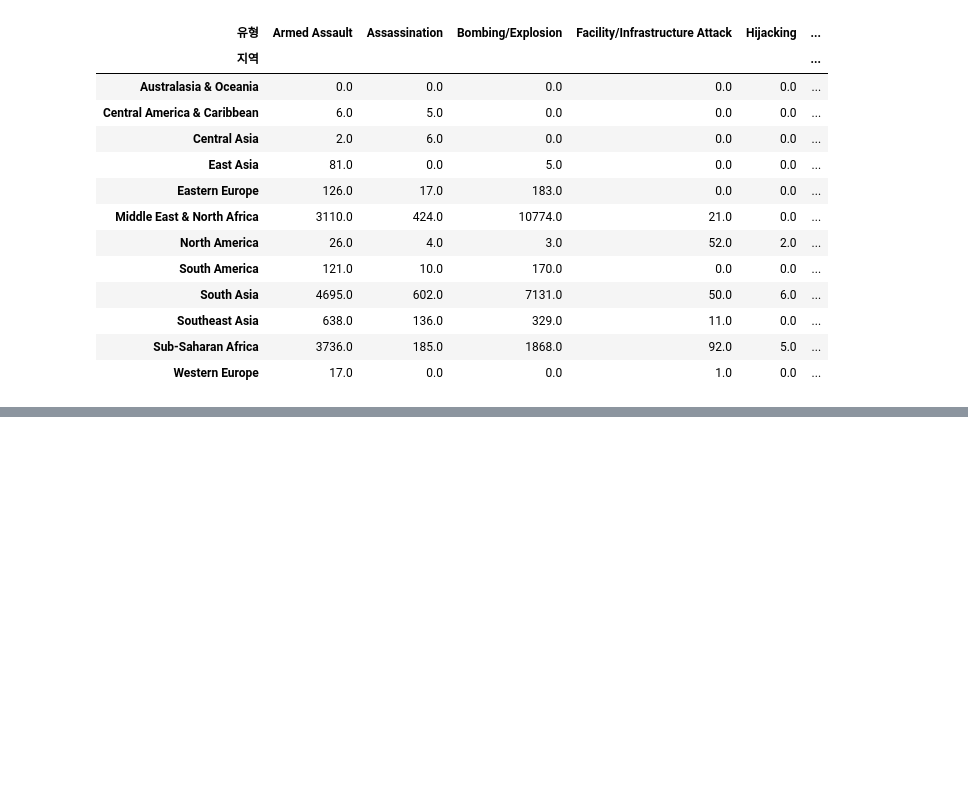
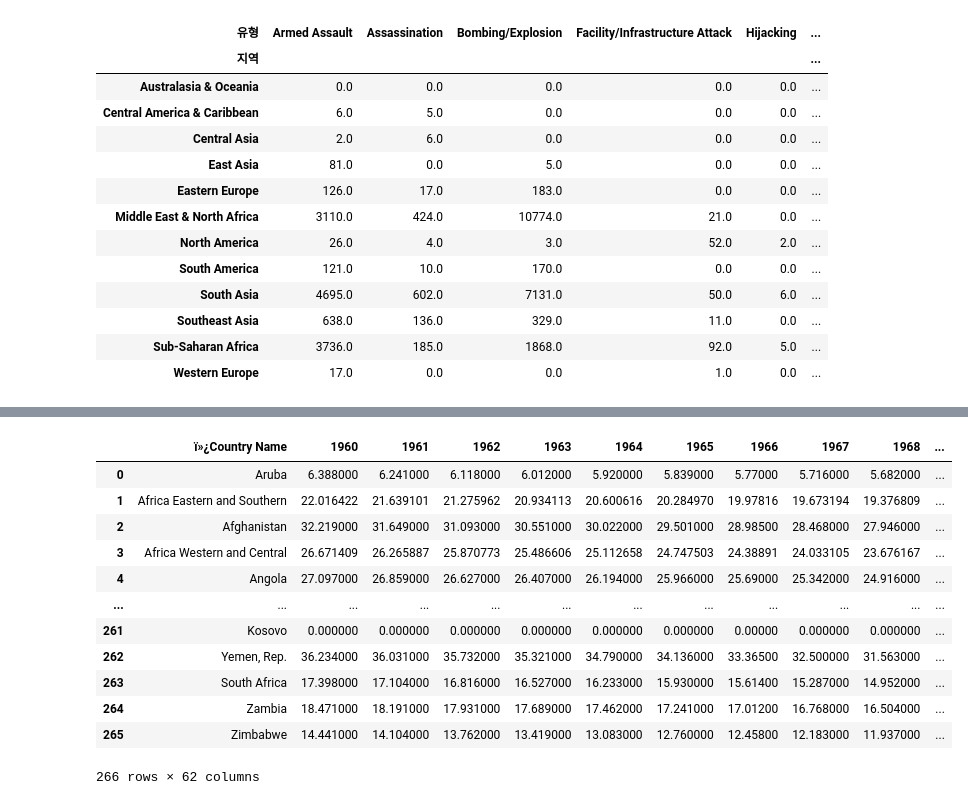
Before and after one commit to brainKimDu/EDA_toy_project, a Jupyter notebook: 세계 테러 데이터 분석/World_Terror_ver3.ipynb, the cells around one changed output, grey strips where cells are left out. Saved outputs shown, nothing was run; the diff lists cells and outputs as text; code cells hidden in the pictures; blank space fills up the shorter version.

```diff
--- a/세계 테러 데이터 분석/World_Terror_ver3.ipynb
+++ b/세계 테러 데이터 분석/World_Terror_ver3.ipynb
@@ -686,0 +692,17 @@ whathappen_2012_3_die.sort_values(by="sum/사망자/Armed Assault", ascending=Fa
+# %%
+death_rate = pd.read_csv("./death_rate.csv", encoding="ISO-8859-1").fillna(0)
+death_rate
+# %% [output]
+|  | ï»¿Country Name | 1960 | 1961 | 1962 | 1963 | 1964 | 1965 | 1966 | 1967 | 1968 | ... |
+| 0 | Aruba | 6.388000 | 6.241000 | 6.118000 | 6.012000 | 5.920000 | 5.839000 | 5.77000 | 5.716000 | 5.682000 | ... |
+| 1 | Africa Eastern and Southern | 22.016422 | 21.639101 | 21.275962 | 20.934113 | 20.600616 | 20.284970 | 19.97816 | 19.673194 | 19.376809 | ... |
+| 2 | Afghanistan | 32.219000 | 31.649000 | 31.093000 | 30.551000 | 30.022000 | 29.501000 | 28.98500 | 28.468000 | 27.946000 | ... |
+| 3 | Africa Western and Central | 26.671409 | 26.265887 | 25.870773 | 25.486606 | 25.112658 | 24.747503 | 24.38891 | 24.033105 | 23.676167 | ... |
+| 4 | Angola | 27.097000 | 26.859000 | 26.627000 | 26.407000 | 26.194000 | 25.966000 | 25.69000 | 25.342000 | 24.916000 | ... |
+| ... | ... | ... | ... | ... | ... | ... | ... | ... | ... | ... | ... |
+| 261 | Kosovo | 0.000000 | 0.000000 | 0.000000 | 0.000000 | 0.000000 | 0.000000 | 0.00000 | 0.000000 | 0.000000 | ... |
+| 262 | Yemen, Rep. | 36.234000 | 36.031000 | 35.732000 | 35.321000 | 34.790000 | 34.136000 | 33.36500 | 32.500000 | 31.563000 | ... |
+| 263 | South Africa | 17.398000 | 17.104000 | 16.816000 | 16.527000 | 16.233000 | 15.930000 | 15.61400 | 15.287000 | 14.952000 | ... |
+| 264 | Zambia | 18.471000 | 18.191000 | 17.931000 | 17.689000 | 17.462000 | 17.241000 | 17.01200 | 16.768000 | 16.504000 | ... |
+| 265 | Zimbabwe | 14.441000 | 14.104000 | 13.762000 | 13.419000 | 13.083000 | 12.760000 | 12.45800 | 12.183000 | 11.937000 | ... |
+266 rows × 62 columns
```
Also changed, not shown: parts of 10 cells of this notebook, 1 other file.
